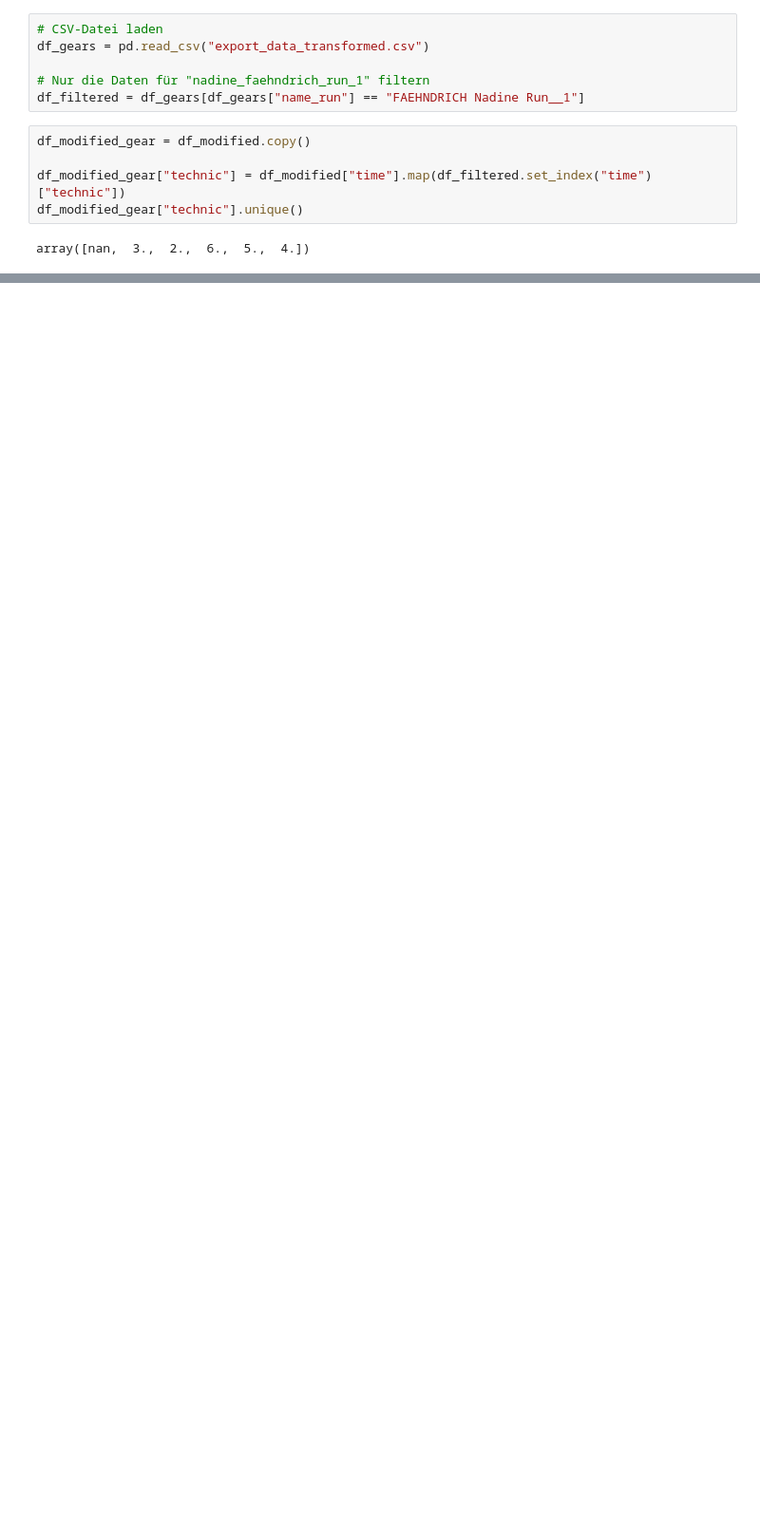
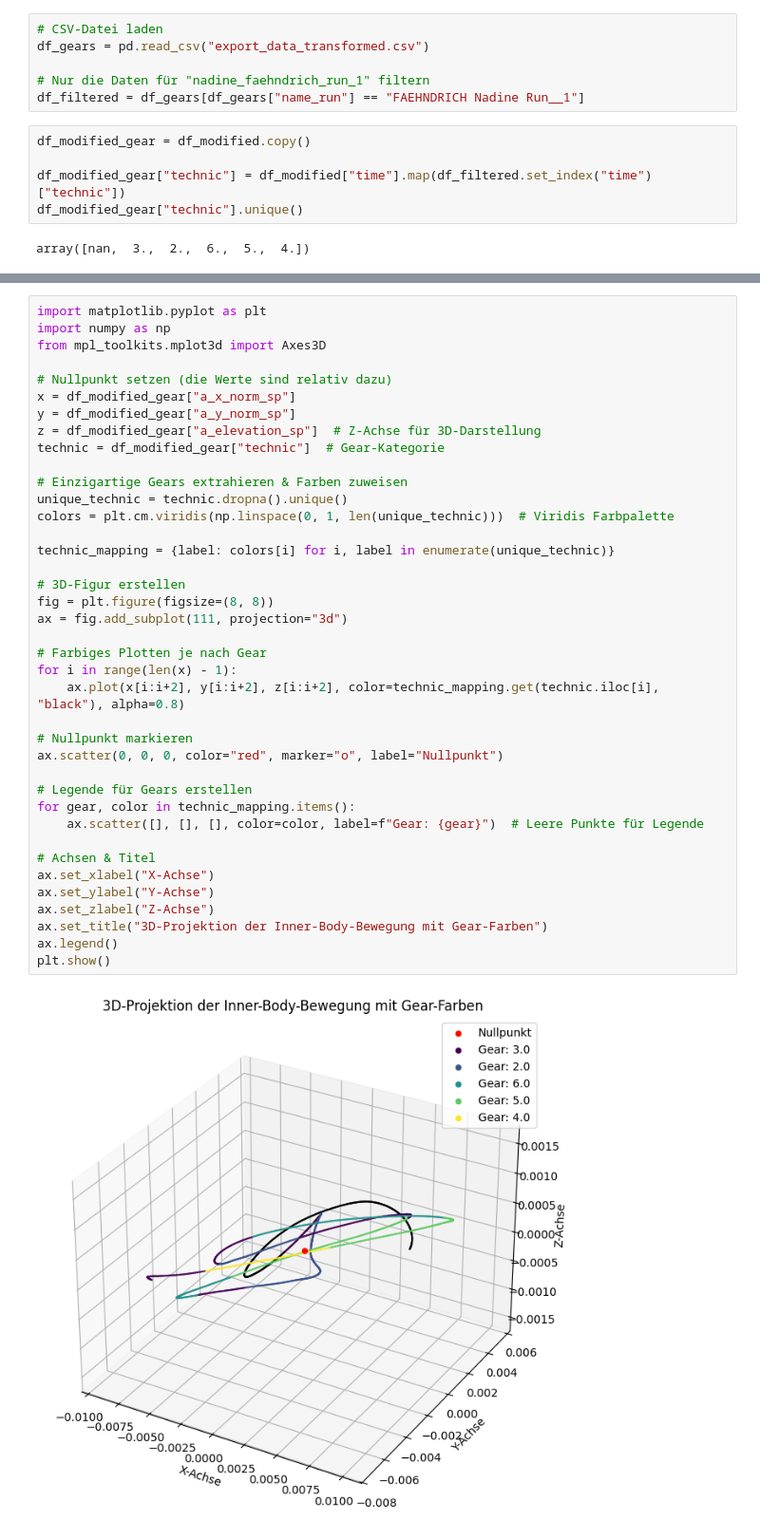
Before and after one commit to Louisfhgr/Dash.py, a Jupyter notebook: BA_test_2.ipynb, the cells around one changed output, grey strips where cells are left out. Shown at 95% size. Drawn from its saved outputs; the diff is of its cells as text; blank space fills up the shorter version.

```diff
--- a/BA_test_2.ipynb
+++ b/BA_test_2.ipynb
@@ -446,0 +522,41 @@ plt.show()
+# %%
+import matplotlib.pyplot as plt
+import numpy as np
+from mpl_toolkits.mplot3d import Axes3D
+
+# Nullpunkt setzen (die Werte sind relativ dazu)
+x = df_modified_gear["a_x_norm_sp"]
+y = df_modified_gear["a_y_norm_sp"]
+z = df_modified_gear["a_elevation_sp"]  # Z-Achse für 3D-Darstellung
+technic = df_modified_gear["technic"]  # Gear-Kategorie
+
+# Einzigartige Gears extrahieren & Farben zuweisen
+unique_technic = technic.dropna().unique()
+colors = plt.cm.viridis(np.linspace(0, 1, len(unique_technic)))  # Viridis Farbpalette
+
+technic_mapping = {label: colors[i] for i, label in enumerate(unique_technic)}
+
+# 3D-Figur erstellen
+fig = plt.figure(figsize=(8, 8))
+ax = fig.add_subplot(111, projection="3d")
+
+# Farbiges Plotten je nach Gear
+for i in range(len(x) - 1):
+    ax.plot(x[i:i+2], y[i:i+2], z[i:i+2], color=technic_mapping.get(technic.iloc[i], "black"), alpha=0.8)
+
+# Nullpunkt markieren
+ax.scatter(0, 0, 0, color="red", marker="o", label="Nullpunkt")
+
+# Legende für Gears erstellen
+for gear, color in technic_mapping.items():
+    ax.scatter([], [], [], color=color, label=f"Gear: {gear}")  # Leere Punkte für Legende
+
+# Achsen & Titel
+ax.set_xlabel("X-Achse")
+ax.set_ylabel("Y-Achse")
+ax.set_zlabel("Z-Achse")
+ax.set_title("3D-Projektion der Inner-Body-Bewegung mit Gear-Farben")
+ax.legend()
+plt.show()
+# %% [output]
+[figure, added]
```
Also changed, not shown: parts of 11 cells of this notebook.
